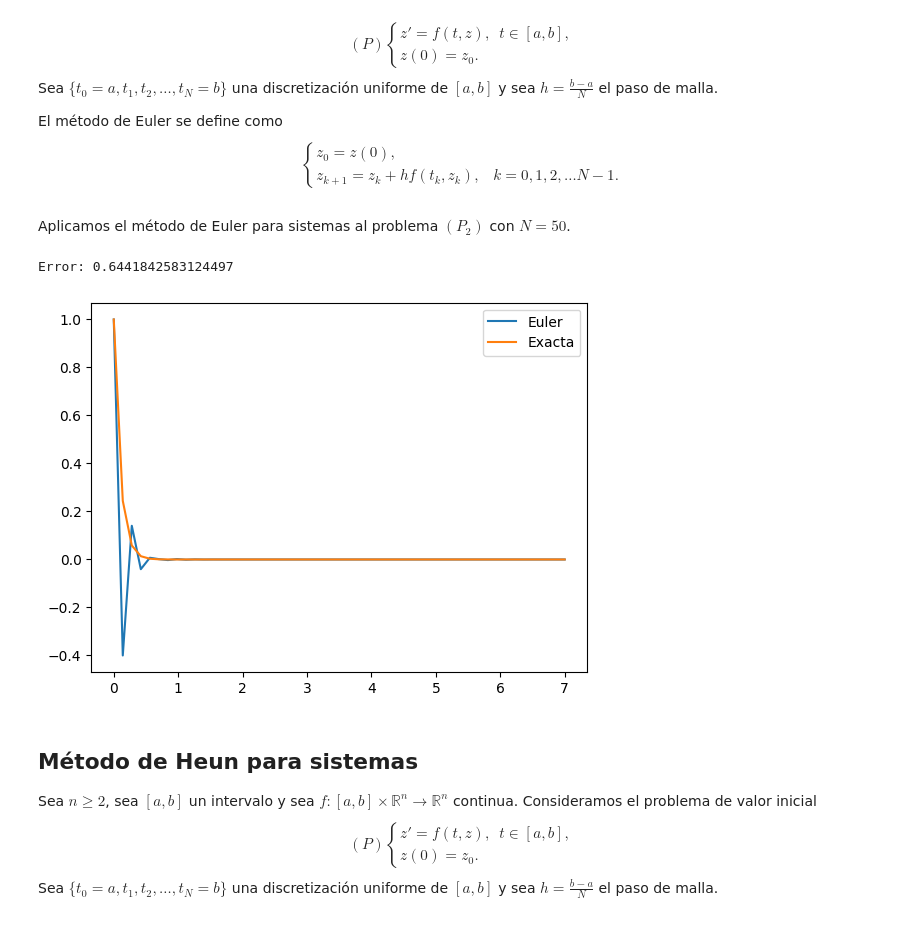
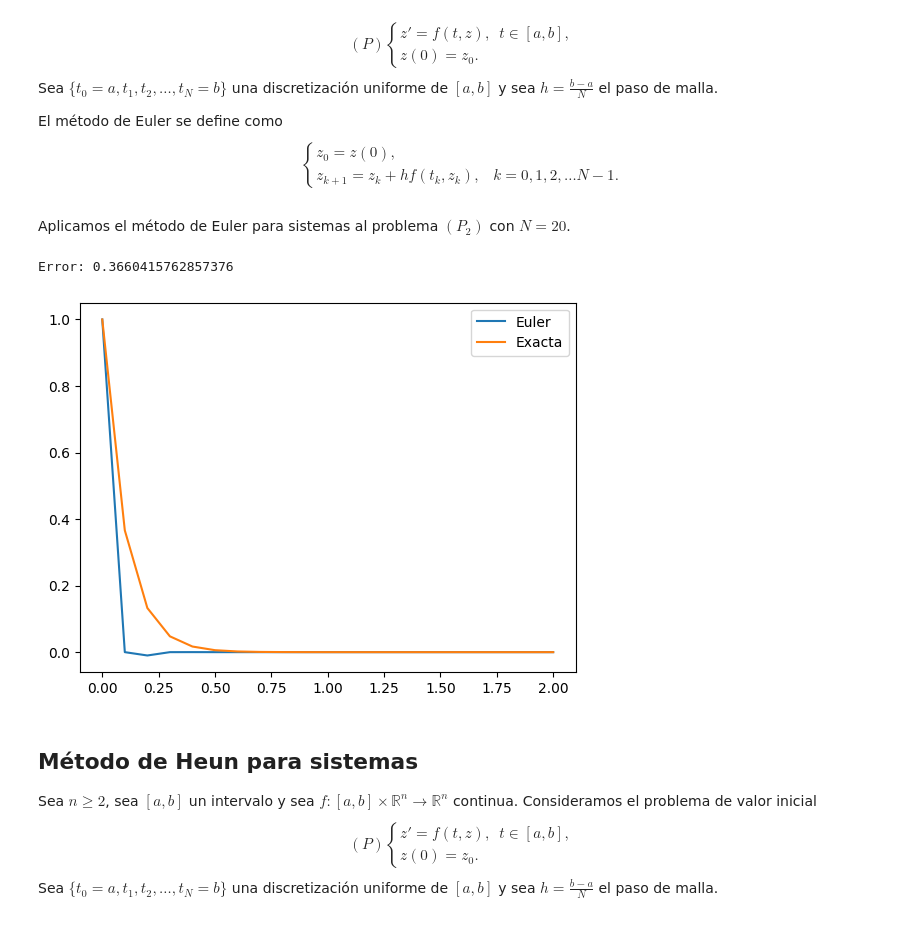
Before and after one commit to DanielSevillano/matematicas-python, a Jupyter notebook: Resolución numérica de problemas de valor inicial.ipynb, the cells around one changed output. Saved outputs shown, nothing was run; the diff lists cells and outputs as text; code cells hidden in the pictures.

Commit message:
Ajustes en los problemas de valor inicial.

```diff
--- a/Resolución numérica de problemas de valor inicial.ipynb
+++ b/Resolución numérica de problemas de valor inicial.ipynb
@@ -335,7 +335,7 @@ def df1(t, y):
 def df2(t, y):
     return 1 - 1/2 * df1(t, y)
 
-t, y = taylor3(0, 10, f, df1, df2, 50, 1)
+t, y = taylor3(0, 10, f, df1, df2, 1, 10)
 y_exacta = exacta_p1(t)
 
 error = max(abs(y - y_exacta))
@@ -365,7 +365,7 @@ y_{k+1} = y_k + \frac{h}{2}(3f_k - f_{k-1}), & k = 0, 1, 2, \dots N-1, \\
 \end{cases}$$
 donde $f_k = f(t_k, y_k)$.
 # %%
-def ab2(a, b, fun, N, y0):
+def ab2(a, b, fun, y0, N = 100):
     h = (b-a)/N
     t = zeros(N+1)
     y = zeros(N+1)
@@ -390,5 +390,5 @@ Aplicamos el método AB2 al problema $(P_1)$ con $N = 50$.
 # %%
-t, y = ab2(0, 10, f, 50, 1)
+t, y = ab2(0, 10, f, 1, 10)
 y_exacta = exacta_p1(t)
 
 error = max(abs(y - y_exacta))
@@ -417,7 +417,7 @@ z_0 = z(0), \\
 z_{k+1} = z_k + hf(t_k, z_k), & k = 0, 1, 2, \dots N-1.
 \end{cases}$$
 # %%
-def euler_sistema(a, b, f, N, z0):
+def euler_sistema(a, b, f, z0, N = 100):
     h = (b-a)/N
     t = zeros(N+1)
     z = zeros((len(z0), N+1))
@@ -430,22 +430,22 @@ def euler_sistema(a, b, f, N, z0):
 
     return t, z
 # %% [markdown]
-Aplicamos el método de Euler para sistemas al problema $(P_2)$ con $N = 50$.
+Aplicamos el método de Euler para sistemas al problema $(P_2)$ con $N = 20$.
 # %%
-t, z = euler_sistema(0, 7, g, 50, array([1, -10]))
+t, z = euler_sistema(0, 2, g, array([1, -10]), 20)
 y = z[0]
 y_exacta = exacta_p2(t)
 
 error = max(abs(y - y_exacta))
 print("Error:", error)
 
 plot(t, y)
 plot(t, y_exacta)
 legend(["Euler", "Exacta"])
 show()
 # %% [output]
-Error: 0.6441842583124497
+Error: 0.3660415762857376
-[figure, old version]
+[figure, new version]
 # %% [markdown]
 ## Método de Heun para sistemas
 Sea $n \geq 2$, sea $[a, b]$ un intervalo y sea $f: [a, b] \times \mathbb{R}^n \to \mathbb{R}^n$ continua.
```
Also changed, not shown: parts of 30 cells of this notebook.
